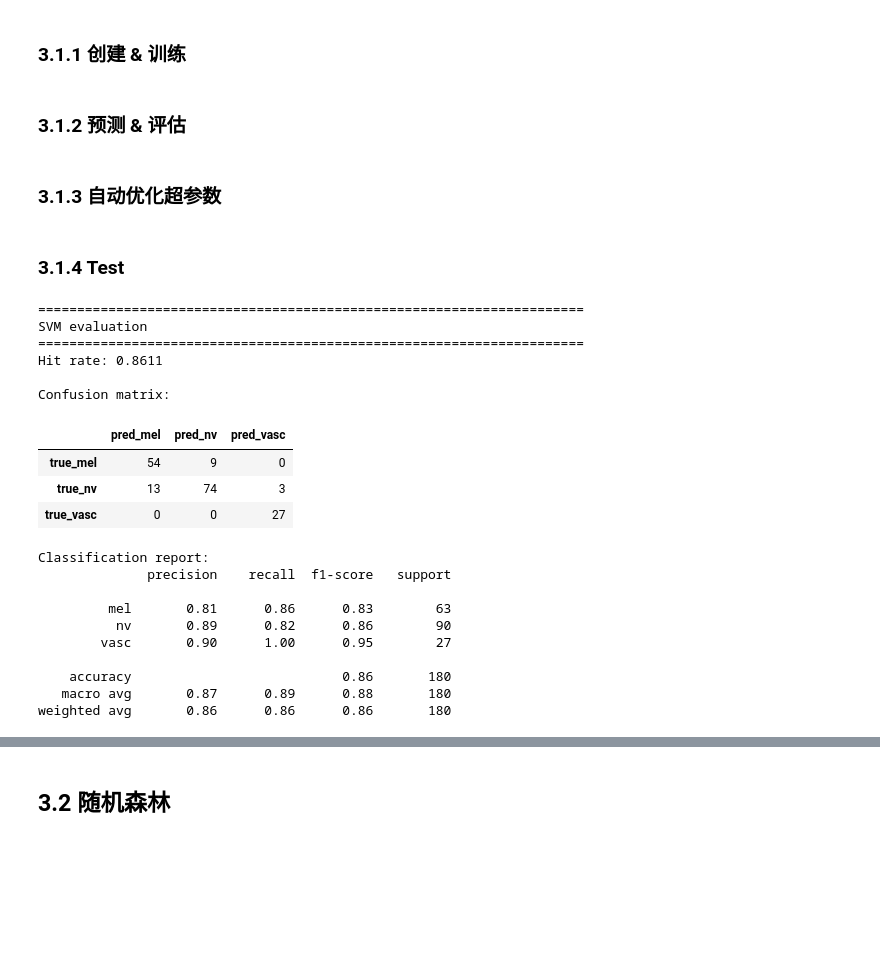
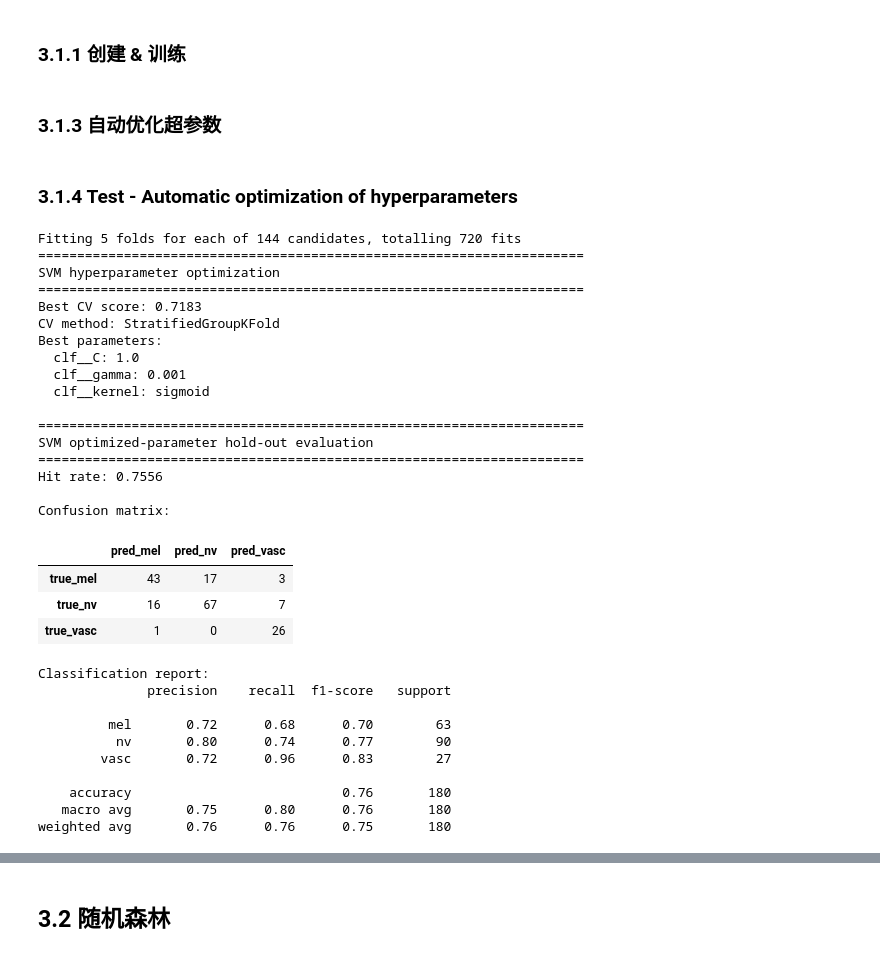
Before and after one commit to right-or-not/BIP, a Jupyter notebook: project2/Data_Proj2_Submit/submit.ipynb, the cells around one changed output, grey strips where cells are left out. Saved outputs shown, nothing was run; the diff lists cells and outputs as text; code cells hidden in the pictures; blank space fills up the shorter version.

```diff
--- a/project2/Data_Proj2_Submit/submit.ipynb
+++ b/project2/Data_Proj2_Submit/submit.ipynb
@@ -1101,2 +1313,0 @@ def run_svm_training_pipeline(
-# %% [markdown]
-### 3.1.2 预测 & 评估
@@ -1220,62 +1398,75 @@ def print_svm_optimization_result(optimization_result: dict[str, object]) -> Non
     for key, value in optimization_result["best_params"].items():
         print(f"  {key}: {value}")
 # %% [markdown]
-### 3.1.4 Test
+### 3.1.4 Test - Automatic optimization of hyperparameters
 # %%
 # test cell
 LABEL_CSV = Path('./label.csv')
 
 labeled_feature_df = attach_labels_from_csv(feature_df, LABEL_CSV)
 model_rows = labeled_feature_df['label'].notna().values
 svm_features = labeled_feature_df.loc[model_rows, all_feature_names].values
 svm_labels = labeled_feature_df.loc[model_rows, 'label'].values
+svm_groups = labeled_feature_df.loc[model_rows, 'base_id'].values
 
-svm_result = run_svm_training_pipeline(
+# Optional hyperparameter optimization. This can take longer on all 430 features.
+svm_optimization = optimize_svm_hyperparameters(
+    svm_features,
+    svm_labels,
+    groups=svm_groups,
+    cv=5,
+    scoring='accuracy',
+)
+print_svm_optimization_result(svm_optimization)
+
+svm_best_params = convert_svm_search_params_to_training_params(svm_optimization['best_params'])
+svm_optimized_result = run_svm_training_pipeline(
     features=svm_features,
     labels=svm_labels,
     feature_names=all_feature_names,
+    groups=svm_groups,
     test_size=0.3,
     split_random_state=42,
     model_random_state=42,
-    c=1.0,
-    kernel='rbf',
-    gamma='scale',
+    **svm_best_params,
 )
-
-svm_evaluation = evaluate_svm_model(
-    svm_result['model'],
-    svm_result['x_test'],
-    svm_result['y_test'],
+svm_optimized_evaluation = evaluate_model(
+    svm_optimized_result,
+    svm_optimized_result['x_test'],
+    svm_optimized_result['y_test'],
     label_order=['mel', 'nv', 'vasc'],
 )
-print_svm_evaluation(svm_evaluation)
-
-# Optional hyperparameter optimization. This can take longer on all 430 features.
-# svm_optimization = optimize_svm_hyperparameters(
-#     svm_features,
-#     svm_labels,
-#     cv=5,
-#     scoring='accuracy',
-# )
-# print_svm_optimization_result(svm_optimization)
+print()
+print_model_evaluation(svm_optimized_evaluation, title='SVM optimized-parameter hold-out evaluation')
 # %% [output]
+Fitting 5 folds for each of 144 candidates, totalling 720 fits
 ======================================================================
-SVM evaluation
+SVM hyperparameter optimization
 ======================================================================
-Hit rate: 0.8611
+Best CV score: 0.7183
+CV method: StratifiedGroupKFold
+Best parameters:
+  clf__C: 1.0
+  clf__gamma: 0.001
+  clf__kernel: sigmoid
+
+======================================================================
+SVM optimized-parameter hold-out evaluation
+======================================================================
+Hit rate: 0.7556
 
 Confusion matrix:
 |  | pred_mel | pred_nv | pred_vasc |
-| true_mel | 54 | 9 | 0 |
-| true_nv | 13 | 74 | 3 |
-| true_vasc | 0 | 0 | 27 |
+| true_mel | 43 | 17 | 3 |
+| true_nv | 16 | 67 | 7 |
+| true_vasc | 1 | 0 | 26 |
 Classification report:
               precision    recall  f1-score   support
 
-         mel       0.81      0.86      0.83        63
-          nv       0.89      0.82      0.86        90
-        vasc       0.90      1.00      0.95        27
+         mel       0.72      0.68      0.70        63
+          nv       0.80      0.74      0.77        90
+        vasc       0.72      0.96      0.83        27
 
-    accuracy                           0.86       180
-   macro avg       0.87      0.89      0.88       180
-weighted avg       0.86      0.86      0.86       180
+    accuracy                           0.76       180
+   macro avg       0.75      0.80      0.76       180
+weighted avg       0.76      0.76      0.75       180
```
Also changed, not shown: parts of 56 cells of this notebook, 3 other files.
